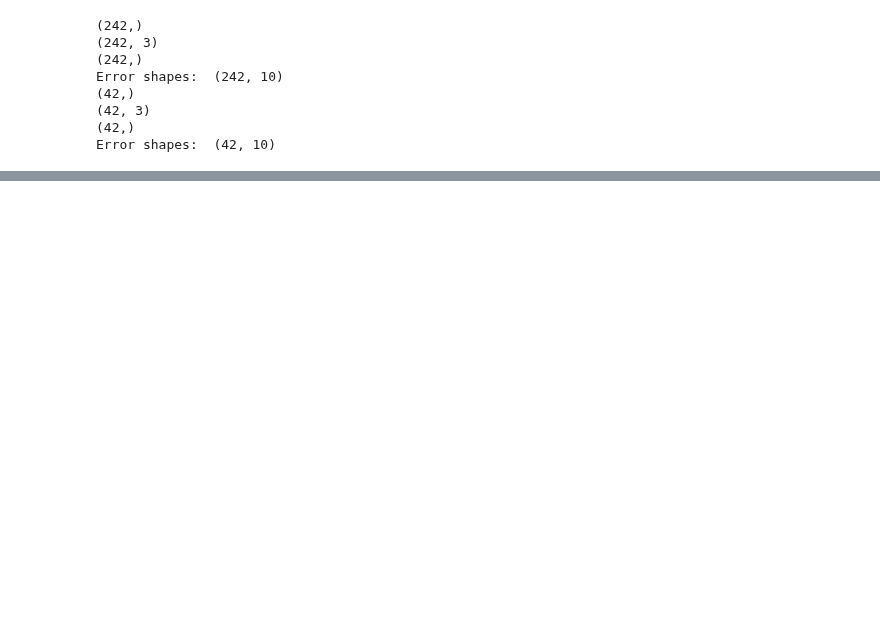
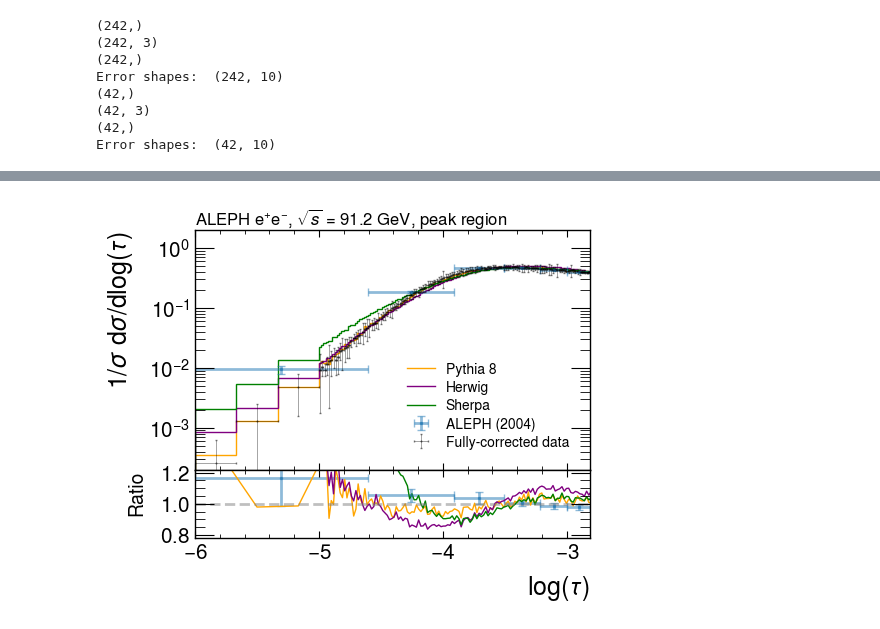
Before and after one commit to badeaa3/unfold-ee-logtau, a Jupyter notebook: Plotting/VisualizeResult.ipynb, the cells around one changed output, grey strips where cells are left out. Saved outputs shown, nothing was run; the diff lists cells and outputs as text; code cells hidden in the pictures; blank space fills up the shorter version.

```diff
--- a/Plotting/VisualizeResult.ipynb
+++ b/Plotting/VisualizeResult.ipynb
@@ -685,0 +725,91 @@ Error:
+# %%
+key = "logtau"
+val = conf[key]
+ratioTo = "unifold"
+
+paperPlotConf = {
+    "peak" : {
+        "ax2_xlim" : [-6, math.log(0.06)],
+        "ax1_ylim" : [0.2*10**-3, 2*10**0]
+    },
+    # "fit" : {
+    #     "ax2_xlim" : [math.log(0.06), math.log(0.15)],
+    #     "ax1_ylim" : [1.5*10**-1, 5*10**-1]
+    # },
+    # "tail" : {
+    #     "ax2_xlim" : [math.log(0.15), math.log(0.33)],
+    #     "ax1_ylim" : [2*10**-2, 2.5*10**-1]
+    # },
+    # "far-tail" : {
+    #     "ax2_xlim" : [math.log(0.225), math.log(0.42)], # lowest aleph bin is 1-0.58 = 0.42
+    #     "ax1_ylim" : [3*10**-4, 5*10**-2]
+    # },
+    "tail" : {
+        "ax2_xlim" : [math.log(0.06), math.log(0.225)],
+        "ax1_ylim" : [7*10**-2, 8*10**-1]
+    },
+    "far-tail" : {
+        "ax2_xlim" : [math.log(0.225), math.log(0.42)], # lowest aleph bin is 1-0.58 = 0.42
+        "ax1_ylim" : [3*10**-4, 2*10**-1]
+    }
+
+}
+
+for region, region_style in paperPlotConf.items():
+
+    # bins
+    binType = "nominal"
+    bins = val["bins"]
+    binwidths = bins[1:] - bins[:-1]
+    bin_centers = (bins[:-1] + bins[1:]) / 2
+
+    # style
+    style = {
+        "bins" : bins,
+
+        "legend_loc" : None, #val["legend"],
+        "legend_bbox" : None, #val["legend_bbox"],
+        "legend_ncol" : 1,
+        "legend_fontsize" : 10, # 9
+
+        "ax1_ylabel" : val["ax1_ylabel"],
+        "ax1_yscale" : val["ax1_yscale"],
+        "ax1_ylim" : region_style["ax1_ylim"],
+
+        "ax2_xlabel" : val["ax2_xlabel"],
+        "ax2_xscale" : val["ax2_xscale"],
+        "ax2_ylabel" : "Ratio", #f'Ratio to\nCorr. Data',
+        "ax2_ylim" : [0.78, 1.22],
+        "ax2_xlim" : region_style["ax2_xlim"],
+
+        "figsize" : (5,4), # (8, 5)
+        "header_fontsize" : 12, # 8
+    }
+    print(style["ax1_ylim"])
+
+    # inPlots
+    inPlots = {}
+    inPlots["aleph"] = {"plotType": "errorbar", "x": val["aleph"]["x"], "y": val["aleph"]["y"], "color": colors[0], "label": 'ALEPH (2004)', "xerr":val["aleph"]["xerr"], "yerr":val["aleph"]["yerr"], "alpha":0.5}
+    inPlots["unifold"] = {"plotType": "errorbar", "x": bin_centers, "y": plots[key][f"unifold_{binType}_ensemble0"][0], "color": "black", "label": "Fully-corrected data", "xerr":binwidths/2, "yerr":errors[key][f"unifold_{binType}_ensemble0"]["total"], "noratio" : True if ratioTo == "unifold" else False}
+    inPlots["unifold"].update({
+        "markersize": 0.5,
+        "lw" : 0.5,
+        "capsize" : 0.5,
+        "alpha" : 0.5
+        })
+    # inPlots["mc_genBefore"] = {"plotType": "stairs", "x": bins, "y": plots[key][f"mc_genBefore_{binType}"][0], "color": "blue", "label": "Archived MC Gen.", "ls":"--", "noratio" : True if ratioTo == "genBefore" else False}
+
+    # theory comparison plots
+    inPlots["Pythia8"] = {"plotType": "stairs", "x": bins, "y": plots[key][f"Pythia8_{binType}"][0], "color": "orange", "label": "Pythia 8", "ls":"-", "lw": 1} # , "noratio" : True if ratioTo == "genBefore" else False}
+    inPlots["Herwig"] = {"plotType": "stairs", "x": bins, "y": plots[key][f"Herwig_{binType}"][0], "color": "purple", "label": "Herwig", "ls":"-", "lw" : 1} #, "noratio" : True if ratioTo == "genBefore" else False}
+    inPlots["Sherpa"] = {"plotType": "stairs", "x": bins, "y": plots[key][f"Sherpa_{binType}"][0], "color": "green", "label": "Sherpa", "ls":"-", "lw" : 1} #, "noratio" : True if ratioTo == "genBefore" else False}
+
+    # ratio denominator custom and aleph binning
+    ratio_denom = [plots[key][f"unifold_{binType}_ensemble0"], plots[key][f"unifold_aleph_ensemble0"]]
+
+    # make figure
+    fig, (ax1, ax2) = plotThrust(style, inPlots, ratio_denom, epsilon = 1e-10, header = r"ALEPH e$^{+}$e$^{-}$, $\sqrt{s}$ = 91.2 GeV"+f", {region} region")
+    plt.savefig(f"paper/{key}_unifold_ratioTo_{ratioTo}_{region}.pdf", bbox_inches='tight')
+    plt.show()
+    plt.close()
+# %% [output]
@@ -685,0 +818 @@ Error:
+[figure, added]
```
Also changed, not shown: parts of 14 cells of this notebook, 1 other file.
